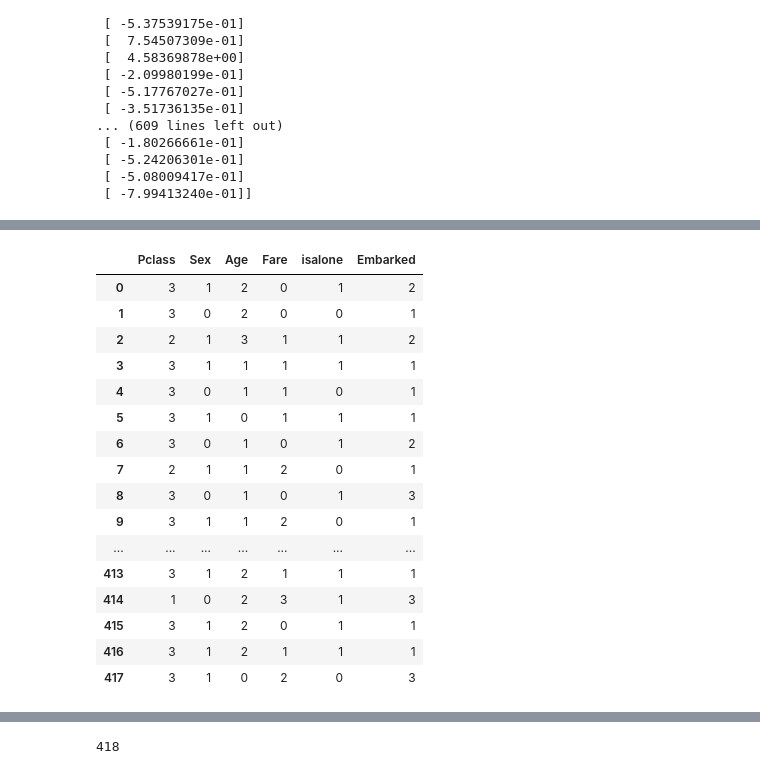
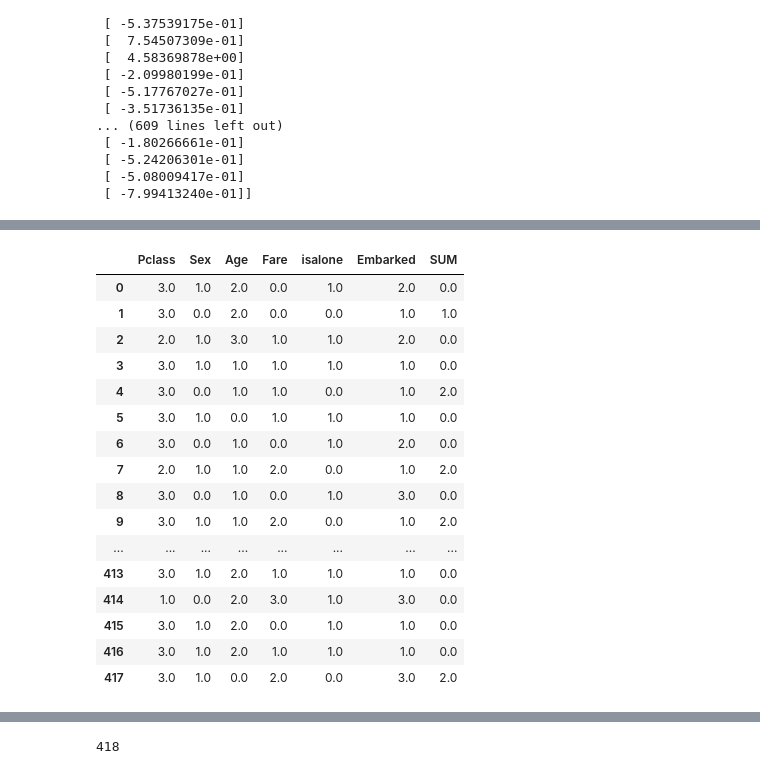
Before and after one commit to masakicktashiro/titanic, a Jupyter notebook: titanic.ipynb, the cells around one changed output, grey strips where cells are left out. Drawn from its saved outputs; the diff is of its cells as text; code cells hidden in the pictures.

```diff
--- a/titanic.ipynb
+++ b/titanic.ipynb
@@ -366,7 +401,7 @@ Index(['PassengerId',    'Survived',      'Pclass',        'Name',
 
 [5 rows x 23 columns]
 # %%
-a = ['Pclass', 'Sex', 'Age', 'Fare','miss','mrs','master','mr', 'SUM',
+a = ['Pclass', 'Sex', 'Age', 'Fare', 'SUM',"Name",
        "Embarked","isalone"]
 # %%
 df2 = df
@@ -390,14 +443,17 @@ df.head(10)
 # %%
 from sklearn.preprocessing import Imputer
+
+df["Embarked"].fillna(1)
+
 imr1=Imputer(missing_values="NaN",strategy="mean",axis=0)
 imr2=Imputer(missing_values="NaN",strategy="mean",axis=0)
 imr3=Imputer(missing_values="NaN",strategy="mean",axis=0)
 imr4=Imputer(missing_values="NaN",strategy="mean",axis=0)
 
-df[df["miss"]==1]=imr1.fit_transform(df[df["miss"]==1])
-df[df["mr"]==1]=imr2.fit_transform(df[df["mr"]==1])
-df[df["mrs"]==1]=imr3.fit_transform(df[df["mrs"]==1])
-df[df["master"]==1]=imr4.fit_transform(df[df["master"]==1])
+df[df["Name"]==1]=imr1.fit_transform(df[df["Name"]==1])
+df[df["Name"]==2]=imr2.fit_transform(df[df["Name"]==2])
+df[df["Name"]==3]=imr3.fit_transform(df[df["Name"]==3])
+df[df["Name"]==4]=imr4.fit_transform(df[df["Name"]==4])
 # %%
 imr=Imputer(missing_values="NaN",strategy="mean",axis=0)
 imr.fit(df)
@@ -553,7 +596,7 @@ sc1=StandardScaler()
 sc2=StandardScaler()
 sc3=StandardScaler()
 sc4=StandardScaler()
-x["Fare"]= sc1.fit_transform(x["Fare"])
+x["Fare"]= sc1.fit_transform(x["Fare"].reshape(len(x["Fare"].values),1))
 #x["SibSp"]=sc2.fit_transform(x["SibSp"])
 #x["Parch"]=sc3.fit_transform(x["Parch"])
-x["Age"]=sc4.fit_transform(x["Age"])
+x["Age"]=sc4.fit_transform(x["Age"].reshape(len(x["Fare"].values),1))
@@ -571,5 +612,5 @@ x.head(5)
 # %%
-b = ["Pclass","Sex","Age","Fare","isalone","Embarked"]
+b = ["Pclass","Sex","Age","Fare","isalone","Embarked","SUM"]
 x = x.ix[:,b]
 # %%
 from sklearn.cross_validation import train_test_split
@@ -783,9 +897,10 @@ df3=pd.read_csv("test.csv")
 df3["child"]=df3["Age"].apply(lambda x:1 if x < 15 else 0)
 df3["Embarked"]=df3["Embarked"].map({"S":1,"Q":2,"C":3})
 
-ss=name_classifier(df3["Name"])
-ss=pd.DataFrame(ss.values,index=range(418),columns=["miss","mrs","master","mr"])
-df4=pd.merge(df3,ss,right_index=True,left_index=True)
+df3["Name"] = df3["Name"].map(miss_only)
+df3["Name"] = df3["Name"].map(mr_to_num)
+
+df4 = df3
 
 sums=sum_maker(df4["SibSp"].values,df4["Parch"].values)
 sums=pd.DataFrame(sums.values,index=range(418),columns=["SUM"])
@@ -803,11 +918,12 @@ df4["Sex"]=le.transform(df4["Sex"])
 print(df4.head())
 df4=df4.ix[:,a]
 
-df4[df4["miss"]==1]=imr1.transform(df4[df4["miss"]==1])
-df4[df4["mr"]==1]=imr2.transform(df4[df4["mr"]==1])
-df4[df4["mrs"]==1]=imr3.transform(df4[df4["mrs"]==1])
-df4[df4["master"]==1]=imr4.transform(df4[df4["master"]==1])
-df4 = pd.DataFrame(imr.transform(df4.values),columns=a)
+df4["Embarked"].fillna("S")
+df4[df4["Name"]==1]=imr1.transform(df4[df4["Name"]==1])
+df4[df4["Name"]==2]=imr2.transform(df4[df4["Name"]==2])
+df4[df4["Name"]==3]=imr3.transform(df4[df4["Name"]==3])
+df4[df4["Name"]==4]=imr4.transform(df4[df4["Name"]==4])
+df4 = pd.DataFrame(imr.transform(df4),columns=a)
 
 df4.ix[df4["Age"] < 16.336,"Age"] = 0
 df4.ix[(df4["Age"] < 32.252) & (df4["Age"] >= 16.336),"Age"] = 1
@@ -819,15 +935,14 @@ df4.ix[df4["Fare"] < 7.91,"Fare"] = 0
 df4.ix[(df4["Fare"] < 14.454) & (df4["Fare"] >= 7.91),"Fare"] = 1
 df4.ix[(df4["Fare"] < 31) & (df4["Fare"] >= 14.454),"Fare"] = 2
 df4.ix[df4["Fare"] >= 31,"Fare"] = 3
-
-#df4["Fare"] = sc1.transform(df4["Fare"])
-#df4["SibSp"] = sc2.transform(df4["SibSp"])
+"""
+df4["Fare"] = sc1.transform(df4["Fare"].reshape(len(df4["Fare"].values),1))
+#df4["SibSp"] = sc2.transform(df4["SibSp"].reshape(len(df4["Fare"].values),1))
 #df4["Parch"] = sc3.transform(df4["Parch"])
-#df4["Age"] = sc4.transform(df4["Age"])
-
-df4=pd.DataFrame(imr.transform(df4),columns=a)
+df4["Age"] = sc4.transform(df4["Age"].reshape(len(df4["Fare"].values),1))
+"""
 #pd.DataFrame(a)
-x_te=df4.ix[:,b].astype(int)
+x_te=df4.ix[:,b] #.astype(int)
 #x_te.columns=["Pclass","Sex","Age","SibSp","Parch","Fare","miss","mr","mrs","master","SUM","C","Q","S"]
 x_te
 # %% [output]
@@ -854,17 +974,17 @@ x_te
-|  | Pclass | Sex | Age | Fare | isalone | Embarked |
-| 0 | 3 | 1 | 2 | 0 | 1 | 2 |
-| 1 | 3 | 0 | 2 | 0 | 0 | 1 |
-| 2 | 2 | 1 | 3 | 1 | 1 | 2 |
-| 3 | 3 | 1 | 1 | 1 | 1 | 1 |
-| 4 | 3 | 0 | 1 | 1 | 0 | 1 |
-| 5 | 3 | 1 | 0 | 1 | 1 | 1 |
-| 6 | 3 | 0 | 1 | 0 | 1 | 2 |
-| 7 | 2 | 1 | 1 | 2 | 0 | 1 |
-| 8 | 3 | 0 | 1 | 0 | 1 | 3 |
-| 9 | 3 | 1 | 1 | 2 | 0 | 1 |
-| ... | ... | ... | ... | ... | ... | ... |
-| 413 | 3 | 1 | 2 | 1 | 1 | 1 |
-| 414 | 1 | 0 | 2 | 3 | 1 | 3 |
-| 415 | 3 | 1 | 2 | 0 | 1 | 1 |
-| 416 | 3 | 1 | 2 | 1 | 1 | 1 |
-| 417 | 3 | 1 | 0 | 2 | 0 | 3 |
+|  | Pclass | Sex | Age | Fare | isalone | Embarked | SUM |
+| 0 | 3.0 | 1.0 | 2.0 | 0.0 | 1.0 | 2.0 | 0.0 |
+| 1 | 3.0 | 0.0 | 2.0 | 0.0 | 0.0 | 1.0 | 1.0 |
+| 2 | 2.0 | 1.0 | 3.0 | 1.0 | 1.0 | 2.0 | 0.0 |
+| 3 | 3.0 | 1.0 | 1.0 | 1.0 | 1.0 | 1.0 | 0.0 |
+| 4 | 3.0 | 0.0 | 1.0 | 1.0 | 0.0 | 1.0 | 2.0 |
+| 5 | 3.0 | 1.0 | 0.0 | 1.0 | 1.0 | 1.0 | 0.0 |
+| 6 | 3.0 | 0.0 | 1.0 | 0.0 | 1.0 | 2.0 | 0.0 |
+| 7 | 2.0 | 1.0 | 1.0 | 2.0 | 0.0 | 1.0 | 2.0 |
+| 8 | 3.0 | 0.0 | 1.0 | 0.0 | 1.0 | 3.0 | 0.0 |
+| 9 | 3.0 | 1.0 | 1.0 | 2.0 | 0.0 | 1.0 | 2.0 |
+| ... | ... | ... | ... | ... | ... | ... | ... |
+| 413 | 3.0 | 1.0 | 2.0 | 1.0 | 1.0 | 1.0 | 0.0 |
+| 414 | 1.0 | 0.0 | 2.0 | 3.0 | 1.0 | 3.0 | 0.0 |
+| 415 | 3.0 | 1.0 | 2.0 | 0.0 | 1.0 | 1.0 | 0.0 |
+| 416 | 3.0 | 1.0 | 2.0 | 1.0 | 1.0 | 1.0 | 0.0 |
+| 417 | 3.0 | 1.0 | 0.0 | 2.0 | 0.0 | 3.0 | 2.0 |
```
Also changed, not shown: parts of 44 cells of this notebook, 1 other file.
